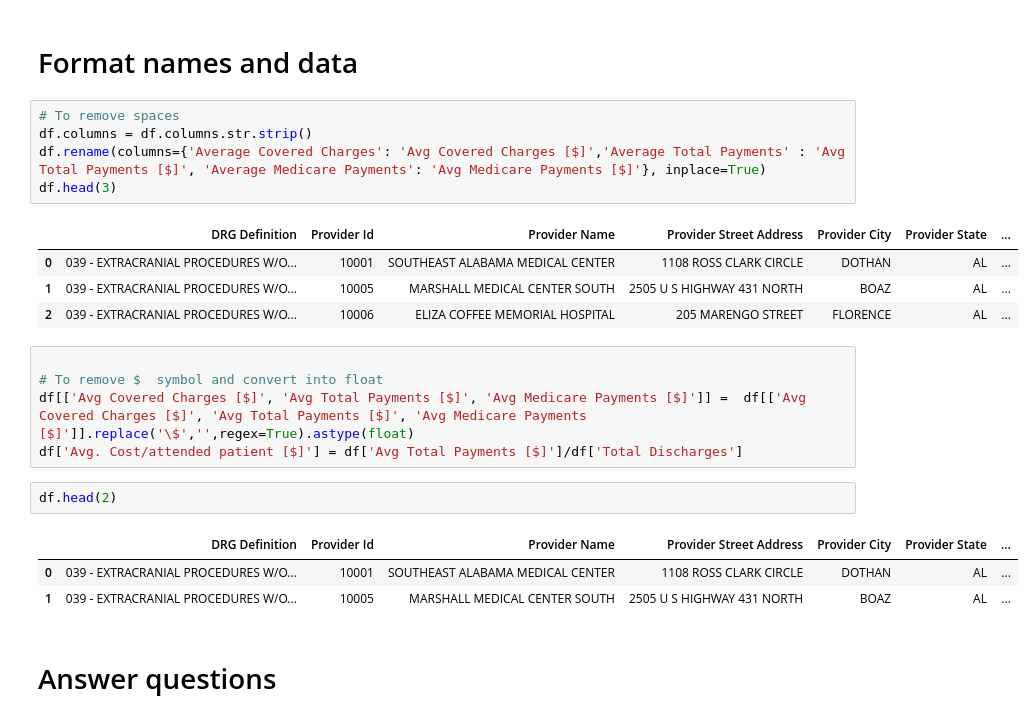
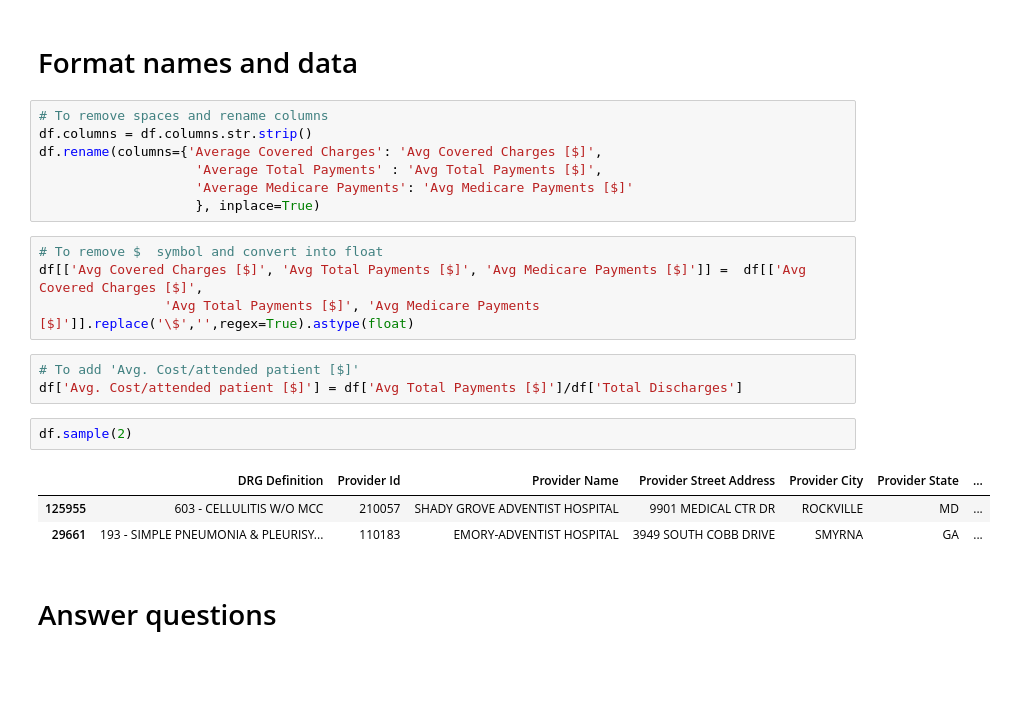
Before and after one commit to isabelyb/hospital_charges_USA, a Jupyter notebook: charges_hospital_USA.ipynb, the cells around one changed output. Cells and saved outputs as stored; diff of their text form; blank space fills up the shorter version.

```diff
--- a/charges_hospital_USA.ipynb
+++ b/charges_hospital_USA.ipynb
@@ -43,26 +45,25 @@ memory usage: 14.9+ MB
 # %% [markdown]
 # Format names and data
 # %%
-# To remove spaces
+# To remove spaces and rename columns
 df.columns = df.columns.str.strip()
-df.rename(columns={'Average Covered Charges': 'Avg Covered Charges [$]','Average Total Payments' : 'Avg Total Payments [$]', 'Average Medicare Payments': 'Avg Medicare Payments [$]'}, inplace=True)
-df.head(3)
+df.rename(columns={'Average Covered Charges': 'Avg Covered Charges [$]',
+                    'Average Total Payments' : 'Avg Total Payments [$]',
+                    'Average Medicare Payments': 'Avg Medicare Payments [$]'
+                    }, inplace=True)
-# %% [output]
-|  | DRG Definition | Provider Id | Provider Name | Provider Street Address | Provider City | Provider State | ... |
-| 0 | 039 - EXTRACRANIAL PROCEDURES W/O... | 10001 | SOUTHEAST ALABAMA MEDICAL CENTER | 1108 ROSS CLARK CIRCLE | DOTHAN | AL | ... |
-| 1 | 039 - EXTRACRANIAL PROCEDURES W/O... | 10005 | MARSHALL MEDICAL CENTER SOUTH | 2505 U S HIGHWAY 431 NORTH | BOAZ | AL | ... |
-| 2 | 039 - EXTRACRANIAL PROCEDURES W/O... | 10006 | ELIZA COFFEE MEMORIAL HOSPITAL | 205 MARENGO STREET | FLORENCE | AL | ... |
 # %%
-
 # To remove $  symbol and convert into float
-df[['Avg Covered Charges [$]', 'Avg Total Payments [$]', 'Avg Medicare Payments [$]']] =  df[['Avg Covered Charges [$]', 'Avg Total Payments [$]', 'Avg Medicare Payments [$]']].replace('\$','',regex=True).astype(float)
-df['Avg. Cost/attended patient [$]'] = df['Avg Total Payments [$]']/df['Total Discharges']
+df[['Avg Covered Charges [$]', 'Avg Total Payments [$]', 'Avg Medicare Payments [$]']] =  df[['Avg Covered Charges [$]',
+                'Avg Total Payments [$]', 'Avg Medicare Payments [$]']].replace('\$','',regex=True).astype(float)
+# %%
+# To add 'Avg. Cost/attended patient [$]'
+df['Avg. Cost/attended patient [$]'] = df['Avg Total Payments [$]']/df['Total Discharges']
 # %%
-df.head(2)
+df.sample(2)
 # %% [output]
 |  | DRG Definition | Provider Id | Provider Name | Provider Street Address | Provider City | Provider State | ... |
-| 0 | 039 - EXTRACRANIAL PROCEDURES W/O... | 10001 | SOUTHEAST ALABAMA MEDICAL CENTER | 1108 ROSS CLARK CIRCLE | DOTHAN | AL | ... |
-| 1 | 039 - EXTRACRANIAL PROCEDURES W/O... | 10005 | MARSHALL MEDICAL CENTER SOUTH | 2505 U S HIGHWAY 431 NORTH | BOAZ | AL | ... |
+| 125955 | 603 - CELLULITIS W/O MCC | 210057 | SHADY GROVE ADVENTIST HOSPITAL | 9901 MEDICAL CTR DR | ROCKVILLE | MD | ... |
+| 29661 | 193 - SIMPLE PNEUMONIA & PLEURISY... | 110183 | EMORY-ADVENTIST HOSPITAL | 3949 SOUTH COBB DRIVE | SMYRNA | GA | ... |
 # %% [markdown]
 # Answer questions
 # %% [markdown]
```
Also changed, not shown: parts of 20 cells of this notebook, 3 other files.
